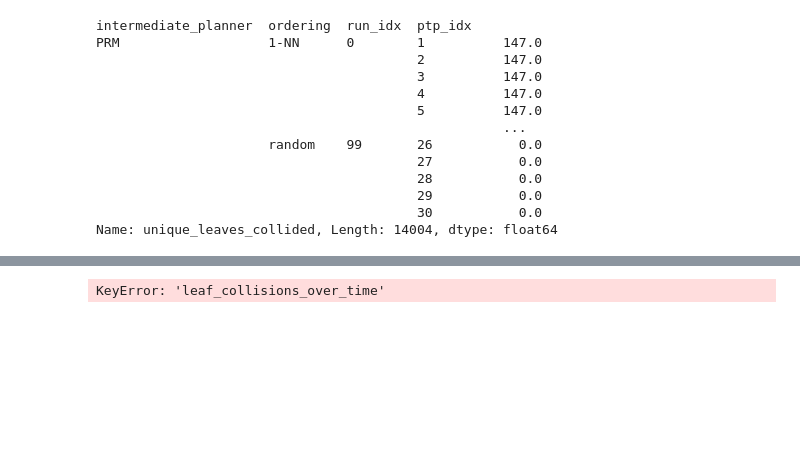
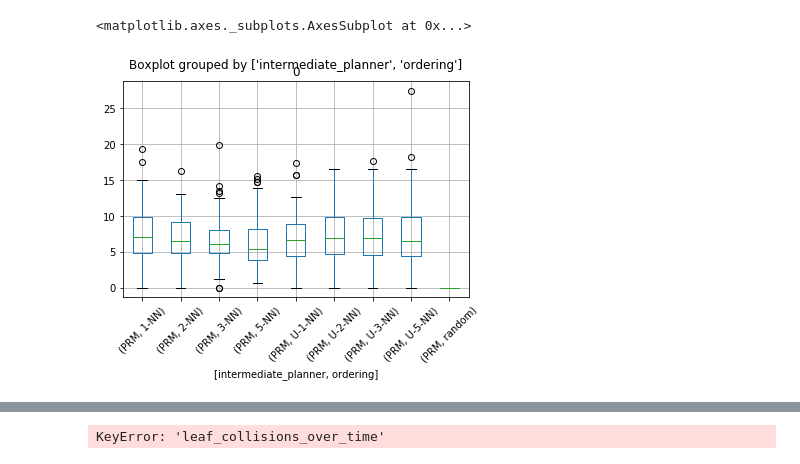
Before and after one commit to werner291/Multigoal-Orchard-Drone-Planning-Library, a Jupyter notebook: analysis/Performance Analysis.ipynb, the cells around one changed output, grey strips where cells are left out. Saved outputs shown, nothing was run; the diff lists cells and outputs as text; code cells hidden in the pictures; blank space fills up the shorter version.

```diff
--- a/analysis/Performance Analysis.ipynb
+++ b/analysis/Performance Analysis.ipynb
@@ -80,19 +81,6 @@ plt.show()
 # %%
-data_df[(data_df.solved) & (data_df.ptp_idx != 0)]\
-    .groupby(['intermediate_planner', 'ordering', 'run_idx','ptp_idx'])\
-    .unique_leaves_collided\
-    .mean()
+by_run = data_df[(data_df.solved) & (data_df.ptp_idx != 0)].groupby(['intermediate_planner', 'ordering', 'run_idx']).first()
+(by_run.unique_leaves_collided / by_run.apples).reset_index(['intermediate_planner', 'ordering']).boxplot(by=['intermediate_planner','ordering'], rot=45)
 # %% [output]
-intermediate_planner  ordering  run_idx  ptp_idx
-PRM                   1-NN      0        1          147.0
-                                         2          147.0
-                                         3          147.0
-                                         4          147.0
-                                         5          147.0
-                                                    ...
-                      random    99       26           0.0
-                                         27           0.0
-                                         28           0.0
-                                         29           0.0
-                                         30           0.0
-Name: unique_leaves_collided, Length: 14004, dtype: float64
+<matplotlib.axes._subplots.AxesSubplot at 0x...>
+[figure, added]
```
Also changed, not shown: parts of 9 cells of this notebook, 9 other files.
